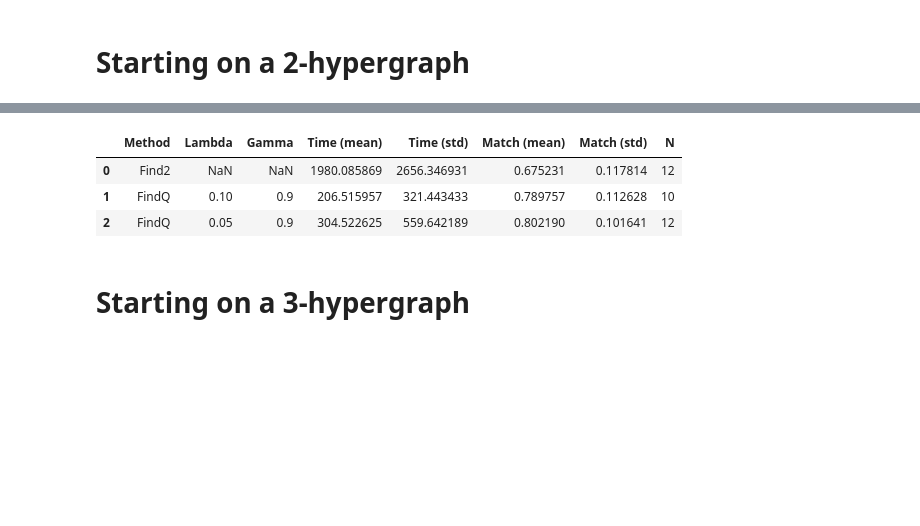
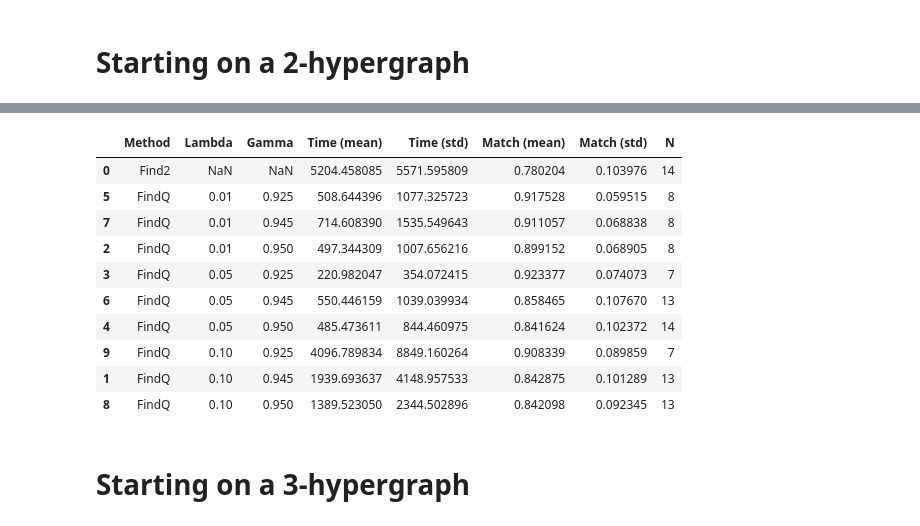
Before and after one commit to ayllon/MatchBox, a Jupyter notebook: notebooks/results-dc2.ipynb, the cells around one changed output, grey strips where cells are left out. Cells and saved outputs as stored; diff of their text form; code cells hidden in the pictures; blank space fills up the shorter version.

```diff
--- a/notebooks/results-dc2.ipynb
+++ b/notebooks/results-dc2.ipynb
@@ -16 +13,5 @@ h2_find2, h2_findq = load_results(h2_run_id)
+# %%
+h2_run_ids = ['dc2_20210421', 'dc2_20210422']
+h2_find2, h2_findq = load_results(h2_run_ids)
+findq_subset = [(0.05, 1.00), (0.10, 1.00), (0.05, 1.10), (0.10, 1.10)]
 # %%
@@ -20,10 +21,17 @@ plot.plot_comparison(h2_find2, h2_findq)
 # %%
-h2_stats = general_stats(h2_find2, h2_findq)
+h2_stats = general_stats(h2_find2, h2_findq, alpha=0.05)
 h2_stats
 # %% [output]
 |  | Method | Lambda | Gamma | Time (mean) | Time (std) | Match (mean) | Match (std) | N |
-| 0 | Find2 | NaN | NaN | 1980.085869 | 2656.346931 | 0.675231 | 0.117814 | 12 |
-| 1 | FindQ | 0.10 | 0.9 | 206.515957 | 321.443433 | 0.789757 | 0.112628 | 10 |
-| 2 | FindQ | 0.05 | 0.9 | 304.522625 | 559.642189 | 0.802190 | 0.101641 | 12 |
+| 0 | Find2 | NaN | NaN | 5204.458085 | 5571.595809 | 0.780204 | 0.103976 | 14 |
+| 5 | FindQ | 0.01 | 0.925 | 508.644396 | 1077.325723 | 0.917528 | 0.059515 | 8 |
+| 7 | FindQ | 0.01 | 0.945 | 714.608390 | 1535.549643 | 0.911057 | 0.068838 | 8 |
+| 2 | FindQ | 0.01 | 0.950 | 497.344309 | 1007.656216 | 0.899152 | 0.068905 | 8 |
+| 3 | FindQ | 0.05 | 0.925 | 220.982047 | 354.072415 | 0.923377 | 0.074073 | 7 |
+| 6 | FindQ | 0.05 | 0.945 | 550.446159 | 1039.039934 | 0.858465 | 0.107670 | 13 |
+| 4 | FindQ | 0.05 | 0.950 | 485.473611 | 844.460975 | 0.841624 | 0.102372 | 14 |
+| 9 | FindQ | 0.10 | 0.925 | 4096.789834 | 8849.160264 | 0.908339 | 0.089859 | 7 |
+| 1 | FindQ | 0.10 | 0.945 | 1939.693637 | 4148.957533 | 0.842875 | 0.101289 | 13 |
+| 8 | FindQ | 0.10 | 0.950 | 1389.523050 | 2344.502896 | 0.842098 | 0.092345 | 13 |
 # %% [markdown]
 # Starting on a 3-hypergraph
```
Also changed, not shown: parts of 6 cells of this notebook, 11 other files.
